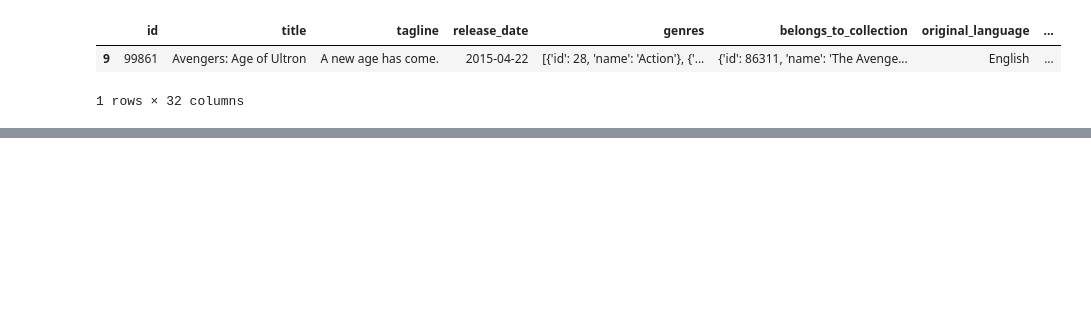
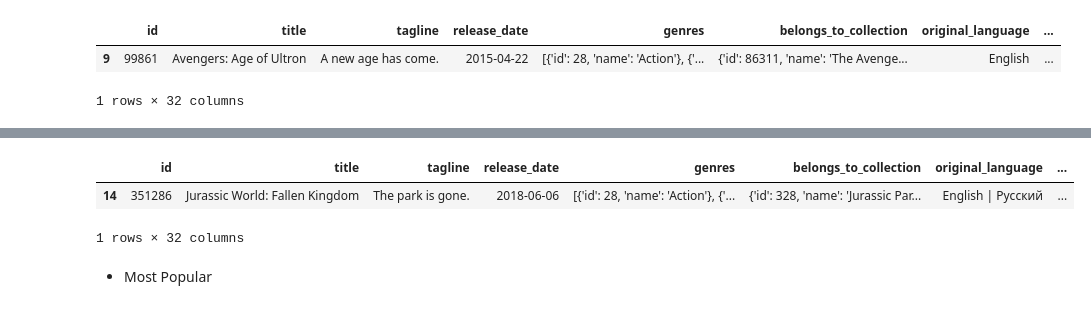
Before and after one commit to kgyauAmtch/Amtch_Personal_Projects, a Jupyter notebook: Project1/notebooks/data_cleaning.ipynb, the cells around one changed output, grey strips where cells are left out. Saved outputs shown, nothing was run; the diff lists cells and outputs as text; code cells hidden in the pictures; blank space fills up the shorter version.

```diff
--- a/Project1/notebooks/data_cleaning.ipynb
+++ b/Project1/notebooks/data_cleaning.ipynb
@@ -787,4 +805,10 @@ def lowest_rated(df,vote_column,vote_average):
      return lowest_rated_movie.to_frame().T
 # %%
-lowest_rated(df,'vote_count','vote_average')
+lowest_rated('vote_count','vote_average')
+# %% [output]
+|  | id | title | tagline | release_date | genres | belongs_to_collection | original_language | ... |
+| 14 | 351286 | Jurassic World: Fallen Kingdom | The park is gone. | 2018-06-06 | [{'id': 28, 'name': 'Action'}, {'... | {'id': 328, 'name': 'Jurassic Par... | English | Pусский | ... |
+1 rows × 32 columns
+# %% [markdown]
+- Most Popular
 # %%
```
Also changed, not shown: parts of 21 cells of this notebook.
